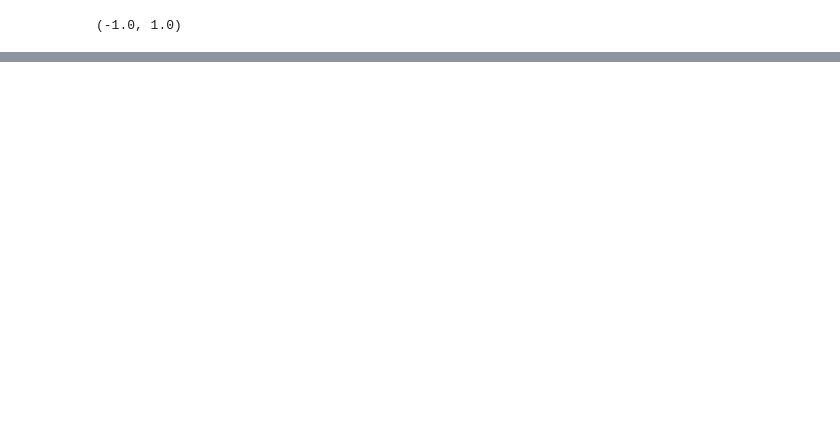
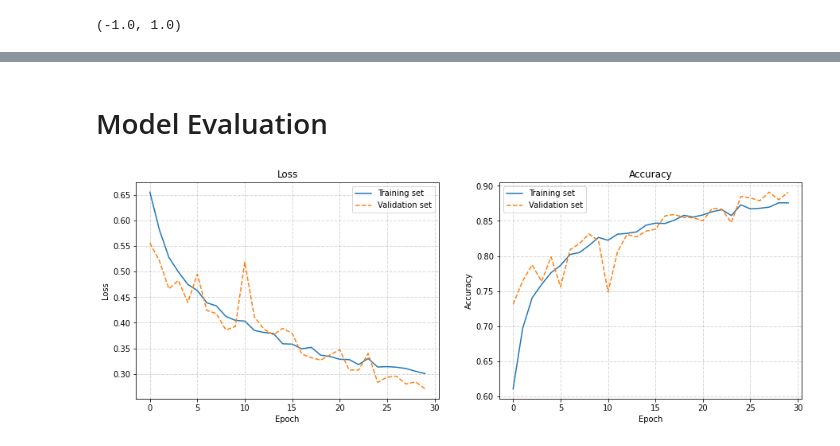
Before and after one commit to RaynoldPanjiZ/dphi-Deep-Learning-Bootcamp, a Jupyter notebook: eye-gender.ipynb, the cells around one changed output, grey strips where cells are left out. Drawn from its saved outputs; the diff is of its cells as text; code cells hidden in the pictures; blank space fills up the shorter version.

```diff
--- a/eye-gender.ipynb
+++ b/eye-gender.ipynb
@@ -293,9 +361,14 @@ Trainable params: 202,434
 Non-trainable params: 0
 _________________________________________________________________
 # %%
-EPOCHS = 25
+## setting model parameters
 
-es_callback = tf.keras.callbacks.EarlyStopping(monitor='val_loss', patience=2,
+EPOCHS = 30
+batch_size = 15
+opt = 'adam'
+loss = 'sparse_categorical_crossentropy'
+
+es_callback = tf.keras.callbacks.EarlyStopping(monitor='val_loss', patience=5,
     restore_best_weights=True,
     verbose=1)
 # %%
@@ -331,0 +423,34 @@ Epoch 00010: early stopping
+# %% [markdown]
+# Model Evaluation
+# %%
+## Plot accuracy dan Loss
+
+loss = history.history['loss']
+val_loss = history.history['val_loss']
+
+acc = history.history['accuracy']
+val_acc = history.history['val_accuracy']
+
+plt.figure(figsize=(15, 5))
+
+plt.subplot(1, 2, 1)
+plt.title('Loss')
+plt.xlabel('Epoch')
+plt.ylabel('Loss')
+plt.plot(loss, label='Training set')
+plt.plot(val_loss, label='Validation set', linestyle='--')
+plt.legend()
+plt.grid(linestyle='--', linewidth=1, alpha=0.5)
+
+plt.subplot(1, 2, 2)
+plt.title('Accuracy')
+plt.xlabel('Epoch')
+plt.ylabel('Accuracy')
+plt.plot(acc, label='Training set')
+plt.plot(val_acc, label='Validation set', linestyle='--')
+plt.legend()
+plt.grid(linestyle='--', linewidth=1, alpha=0.5)
+
+plt.show()
+# %% [output]
+[figure, added]
```
Also changed, not shown: parts of 35 cells of this notebook.
